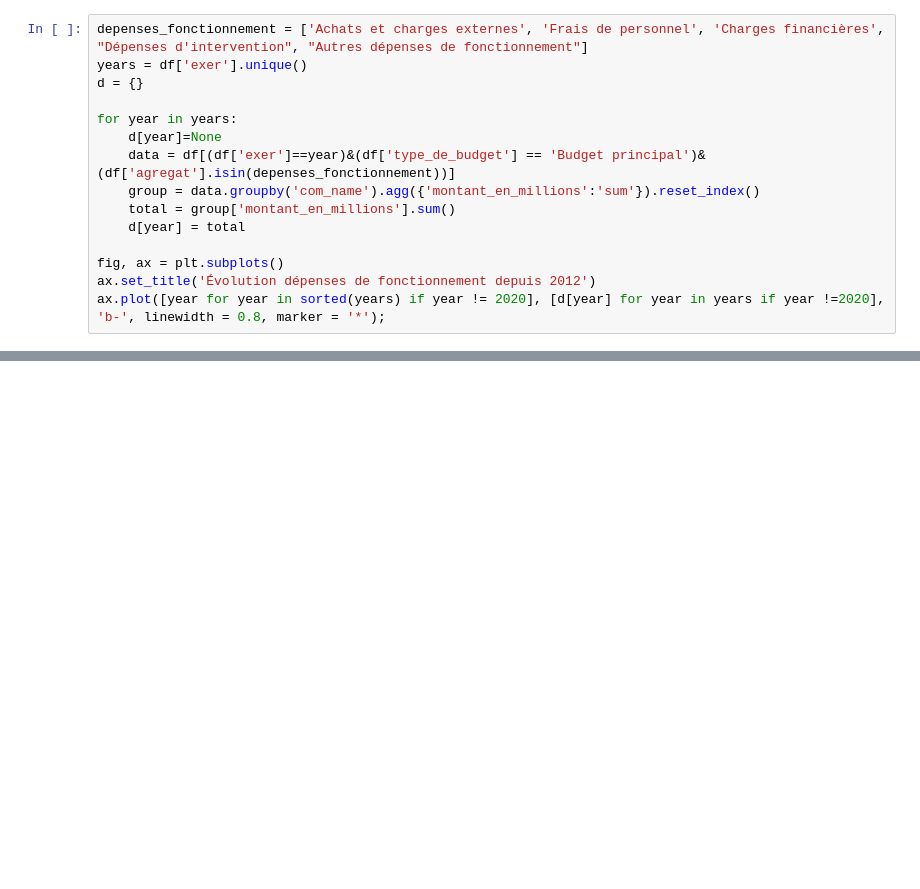
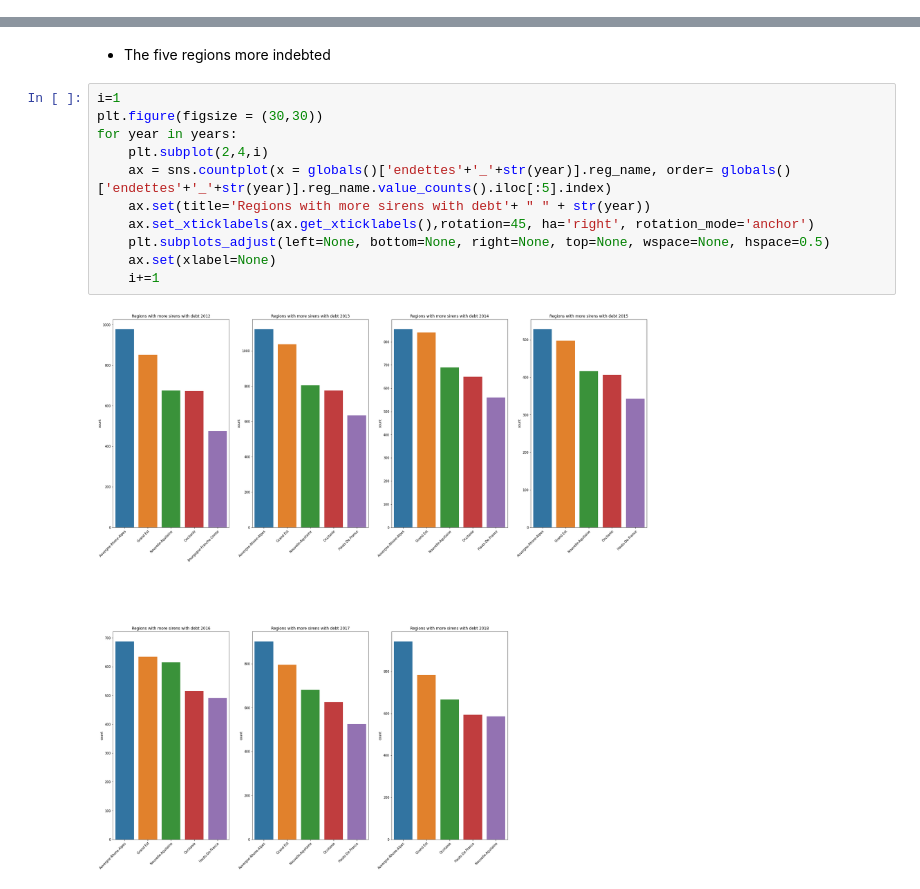
Before and after one commit to Cristina2017/Analysis-comptes-des-communes, a Jupyter notebook: notebooks/Data_visualisation.ipynb, the cells around one changed output, grey strips where cells are left out. Saved outputs shown, nothing was run; the diff lists cells and outputs as text; blank space fills up the shorter version.

Commit message:
indebts

```diff
--- a/notebooks/Data_visualisation.ipynb
+++ b/notebooks/Data_visualisation.ipynb
@@ -132,15 +0,0 @@ lower savings ratios. We are going to study with the population.
-# %%
-depenses_fonctionnement = ['Achats et charges externes', 'Frais de personnel', 'Charges financières', "Dépenses d'intervention", "Autres dépenses de fonctionnement"]
-years = df['exer'].unique()
-d = {}
-
-for year in years:
-    d[year]=None
-    data = df[(df['exer']==year)&(df['type_de_budget'] == 'Budget principal')&(df['agregat'].isin(depenses_fonctionnement))]
-    group = data.groupby('com_name').agg({'montant_en_millions':'sum'}).reset_index()
-    total = group['montant_en_millions'].sum()
-    d[year] = total
-
-fig, ax = plt.subplots()
-ax.set_title('Évolution dépenses de fonctionnement depuis 2012')
-ax.plot([year for year in sorted(years) if year != 2020], [d[year] for year in years if year !=2020], 'b-', linewidth = 0.8, marker = '*');
@@ -568,0 +43,15 @@ plt.show()
+# %% [markdown]
+- The five regions more indebted
+# %%
+i=1
+plt.figure(figsize = (30,30))
+for year in years:
+    plt.subplot(2,4,i)
+    ax = sns.countplot(x = globals()['endettes'+'_'+str(year)].reg_name, order= globals()['endettes'+'_'+str(year)].reg_name.value_counts().iloc[:5].index)
+    ax.set(title='Regions with more sirens with debt'+ " " + str(year))
+    ax.set_xticklabels(ax.get_xticklabels(),rotation=45, ha='right', rotation_mode='anchor')
+    plt.subplots_adjust(left=None, bottom=None, right=None, top=None, wspace=None, hspace=0.5)
+    ax.set(xlabel=None)
+    i+=1
+# %% [output]
+[figure, added]
```
Also changed, not shown: parts of 53 cells of this notebook.
